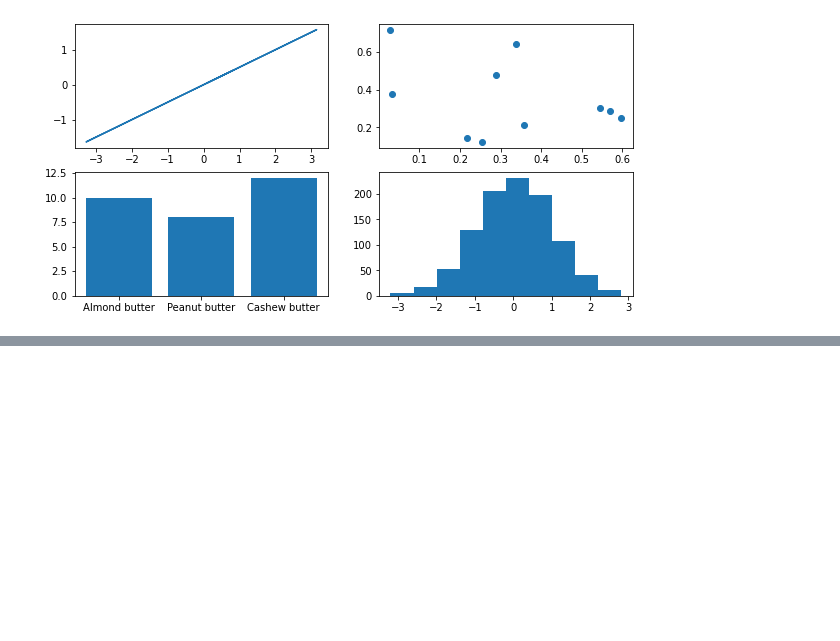
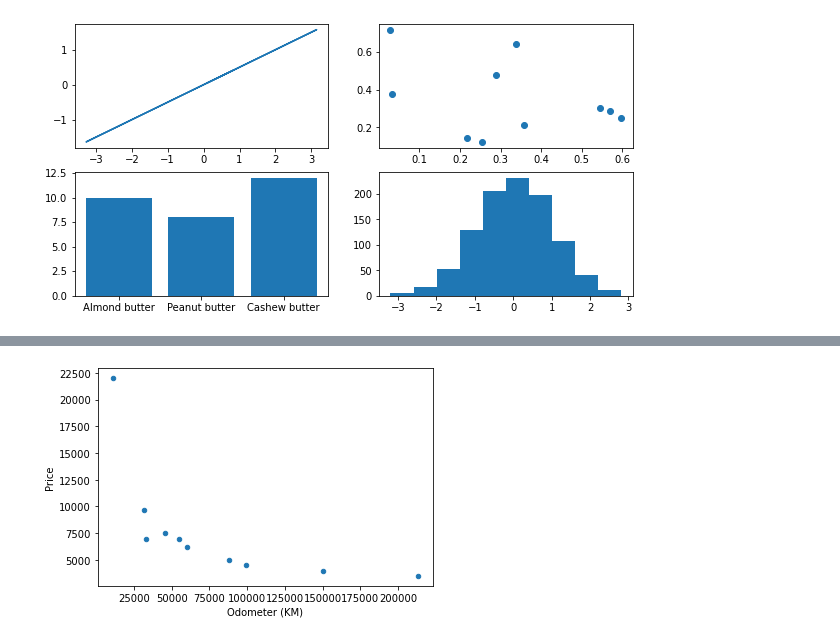
Before and after one commit to mayurvarma14/ml-libraries-demo, a Jupyter notebook: matplotlib/Intro to Matplotlib.ipynb, the cells around one changed output, grey strips where cells are left out. Cells and saved outputs as stored; diff of their text form; code cells hidden in the pictures; blank space fills up the shorter version.

```diff
--- a/matplotlib/Intro to Matplotlib.ipynb
+++ b/matplotlib/Intro to Matplotlib.ipynb
@@ -168,0 +246,4 @@ ax4.hist(np.random.randn(1000));
+# %%
+car_sales.plot(x="Odometer (KM)",y="Price",kind="scatter");
+# %% [output]
+[figure, added]
```
Also changed, not shown: parts of 25 cells of this notebook, 2 other files.
